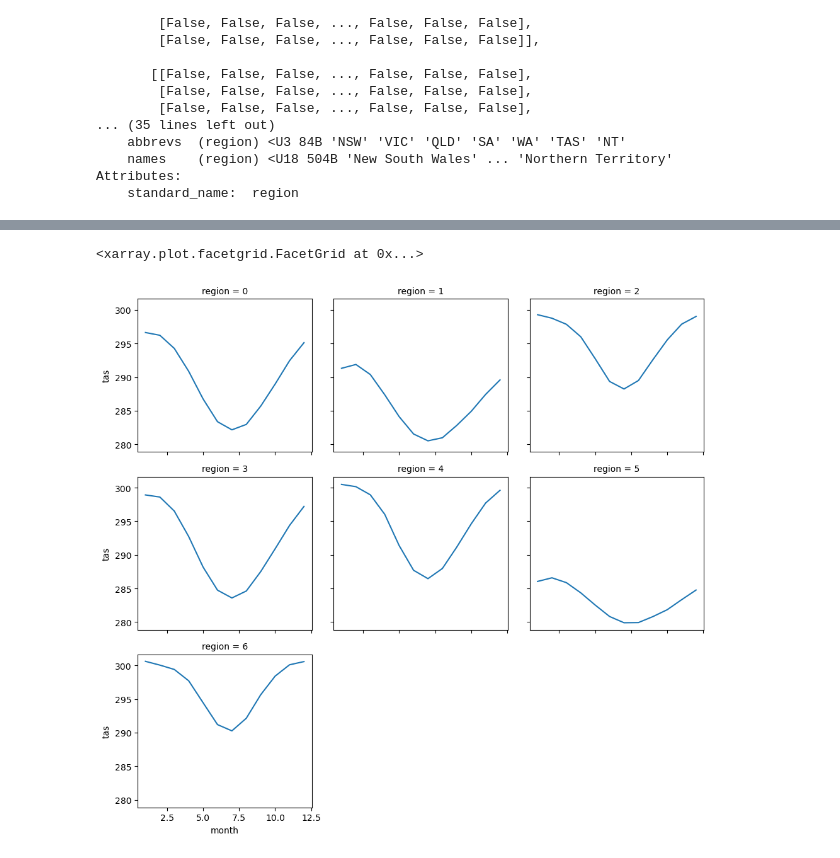
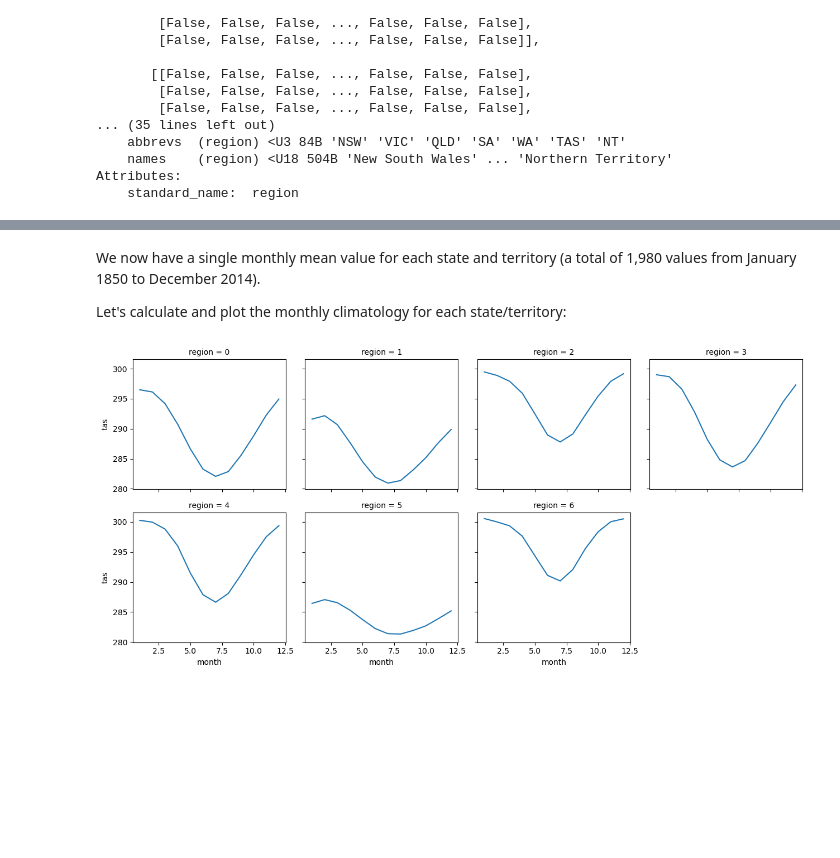
Before and after one commit to aus-ref-clim-data-nci/shapefiles, a Jupyter notebook: python_tutorial.ipynb, the cells around one changed output, grey strips where cells are left out. Cells and saved outputs as stored; diff of their text form; code cells hidden in the pictures; blank space fills up the shorter version.

```diff
--- a/python_tutorial.ipynb
+++ b/python_tutorial.ipynb
@@ -39,2 +70,2 @@ states_gp['abbrev'] = ['NSW', 'VIC', 'QLD', 'SA', 'WA', 'TAS', 'NT', 'ACT', 'OT'
 # %%
-states_gp
+states_gp = states_gp[:-2]
@@ -204,0 +133,2 @@ Per default this creates a mask containing one layer (slice) for each region con
+# %%
+frac = states_regions.mask_3D_frac_approx(ds)
@@ -272,4 +270,3 @@ plt.show()
 # %%
-weights = np.cos(np.deg2rad(ds['lat']))
-tas_regional = ds['tas'].weighted(mask3d * weights).mean(dim=("lat", "lon"))
+spatial_means = ds['tas'].weighted(frac * weights).mean(dim=("lat", "lon"))
 # %%
@@ -303,7 +295,11 @@ tas_regional.plot(col="region", col_wrap=3)
+# %% [markdown]
+We now have a single monthly mean value for each state and territory (a total of 1,980 values from January 1850 to December 2014).
+
+Let's calculate and plot the monthly climatology for each state/territory:
 # %%
-tas_regional_clim = tas_regional.groupby('time.month').mean()
+monthly_clim = spatial_means.groupby('time.month').mean()
 # %%
-tas_regional_clim.plot(col="region", col_wrap=3)
+monthly_clim.plot(col="region", col_wrap=4)
+plt.show()
 # %% [output]
-<xarray.plot.facetgrid.FacetGrid at 0x...>
-[figure, old version]
+[figure, new version]
```
Also changed, not shown: parts of 53 cells of this notebook.
